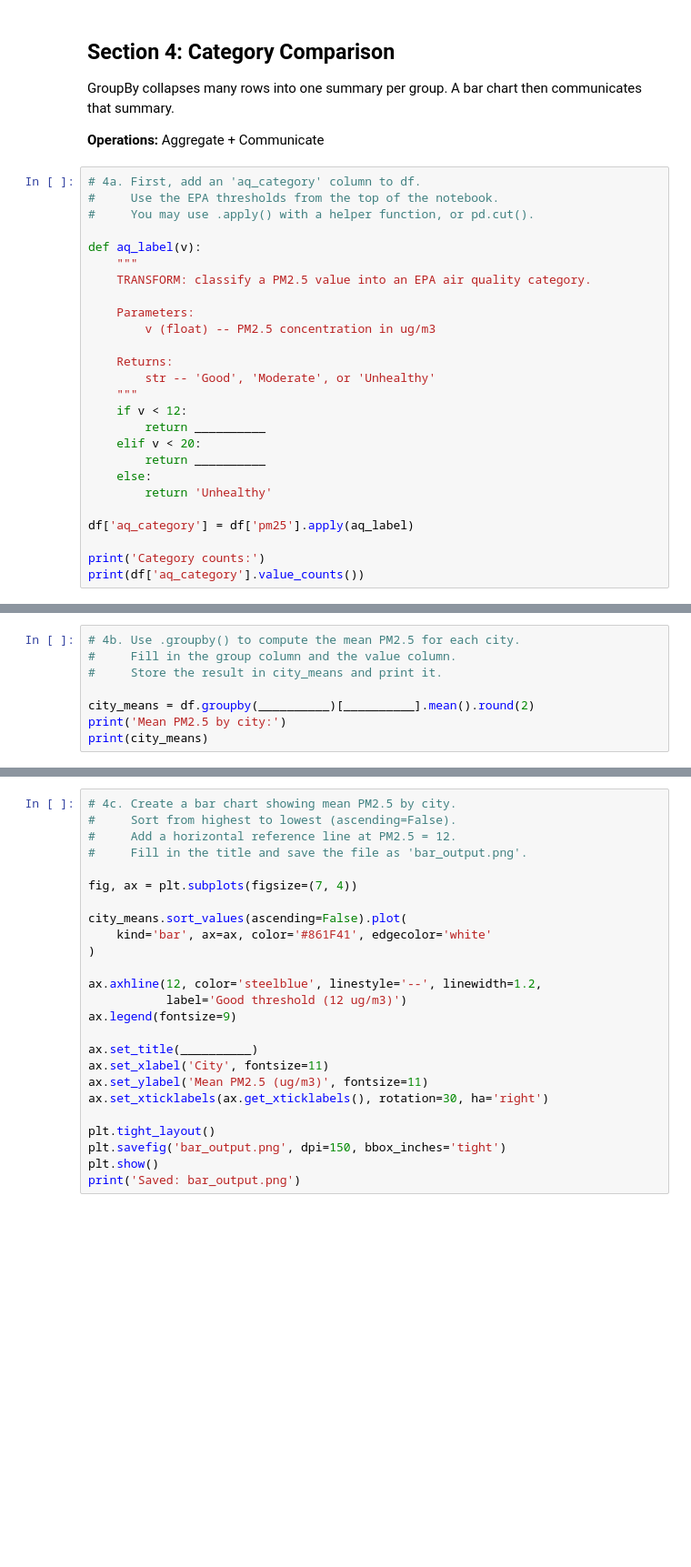
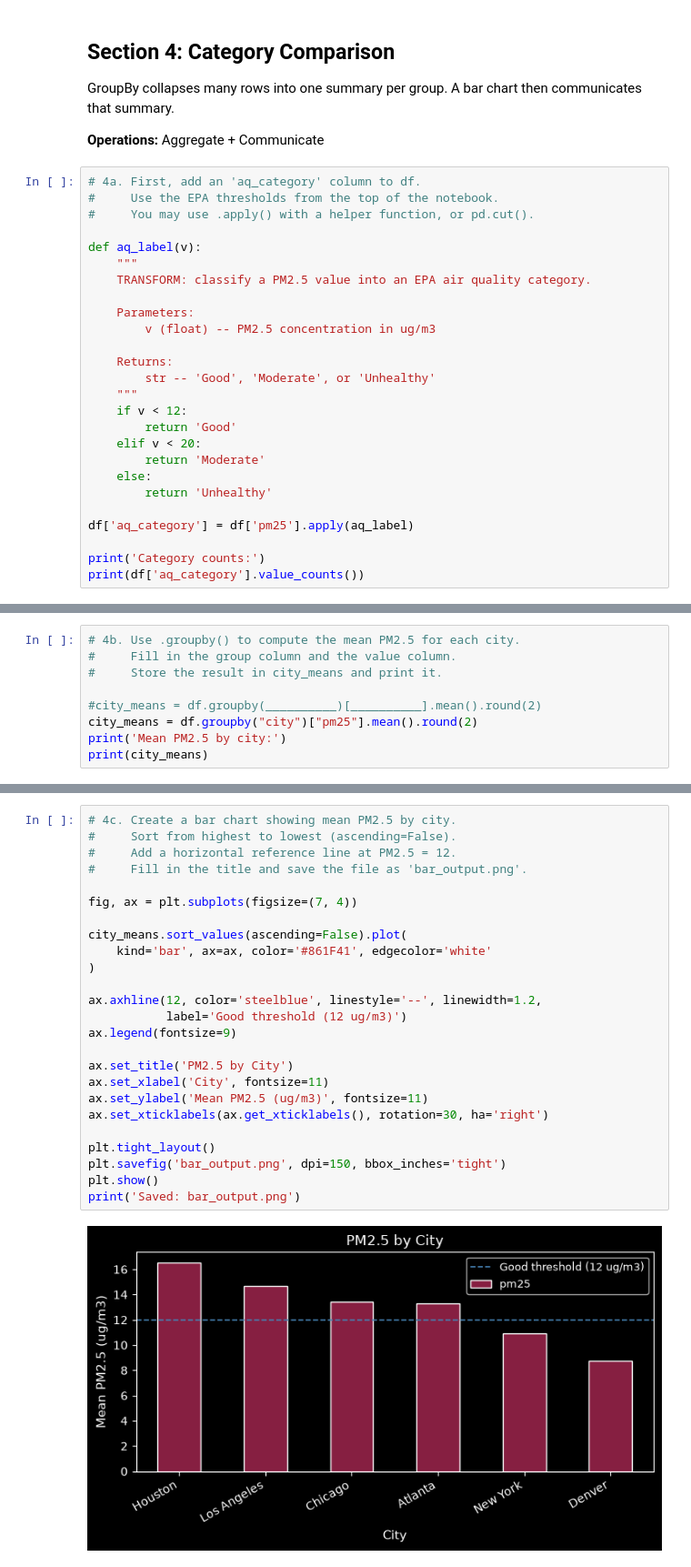
Before and after one commit to brianthomas927-ctrl/cs5045, a Jupyter notebook: M9/hw9.ipynb, the cells around one changed output, grey strips where cells are left out. Shown at 91% size. Cells and saved outputs as stored; diff of their text form; blank space fills up the shorter version.

```diff
--- a/M9/hw9.ipynb
+++ b/M9/hw9.ipynb
@@ -126,9 +150,9 @@ def aq_label(v):
         str -- 'Good', 'Moderate', or 'Unhealthy'
     """
     if v < 12:
-        return __________
+        return 'Good'
     elif v < 20:
-        return __________
+        return 'Moderate'
     else:
         return 'Unhealthy'
 
@@ -141,6 +172,7 @@ print(df['aq_category'].value_counts())
 #     Fill in the group column and the value column.
 #     Store the result in city_means and print it.
 
-city_means = df.groupby(__________)[__________].mean().round(2)
+#city_means = df.groupby(__________)[__________].mean().round(2)
+city_means = df.groupby("city")["pm25"].mean().round(2)
 print('Mean PM2.5 by city:')
 print(city_means)
@@ -147,25 +189,27 @@ print(city_means)
 # %%
 # 4c. Create a bar chart showing mean PM2.5 by city.
 #     Sort from highest to lowest (ascending=False).
 #     Add a horizontal reference line at PM2.5 = 12.
 #     Fill in the title and save the file as 'bar_output.png'.
 
 fig, ax = plt.subplots(figsize=(7, 4))
 
 city_means.sort_values(ascending=False).plot(
     kind='bar', ax=ax, color='#861F41', edgecolor='white'
 )
 
 ax.axhline(12, color='steelblue', linestyle='--', linewidth=1.2,
            label='Good threshold (12 ug/m3)')
 ax.legend(fontsize=9)
 
-ax.set_title(__________)
+ax.set_title('PM2.5 by City')
 ax.set_xlabel('City', fontsize=11)
 ax.set_ylabel('Mean PM2.5 (ug/m3)', fontsize=11)
 ax.set_xticklabels(ax.get_xticklabels(), rotation=30, ha='right')
 
 plt.tight_layout()
 plt.savefig('bar_output.png', dpi=150, bbox_inches='tight')
 plt.show()
 print('Saved: bar_output.png')
+# %% [output]
+[figure, added]
```
Also changed, not shown: parts of 15 cells of this notebook.
